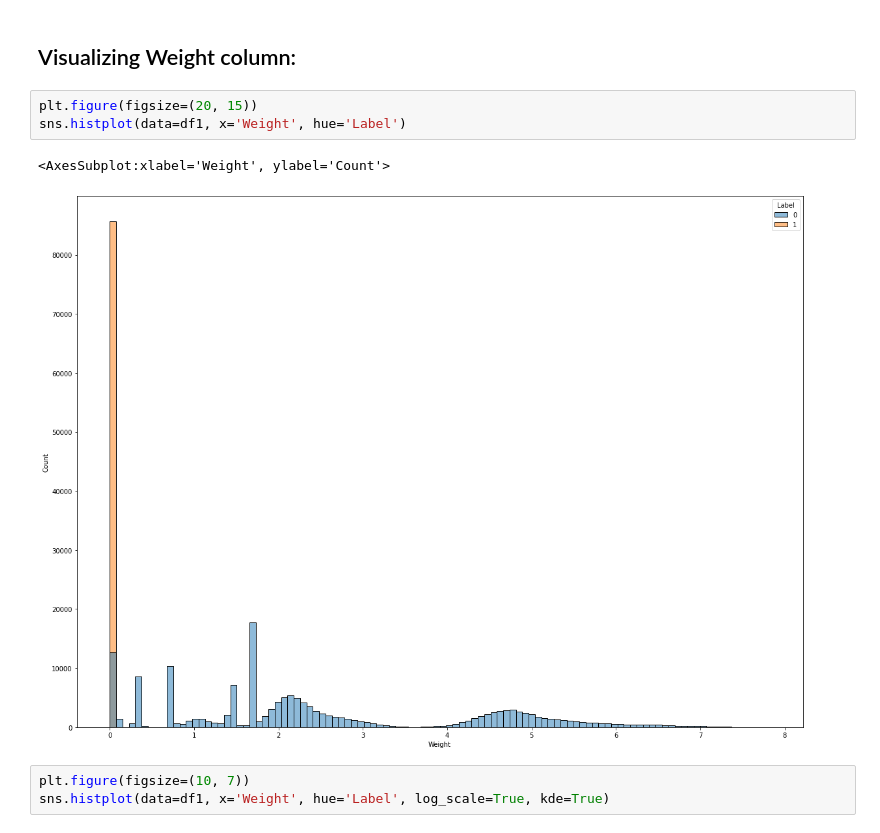
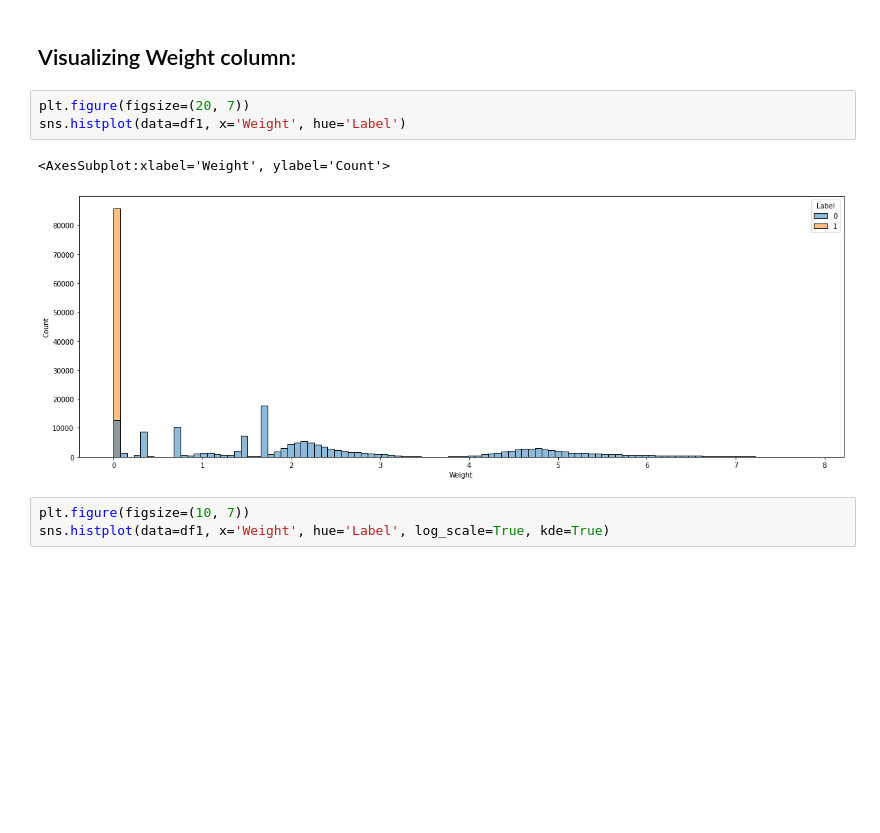
Before and after one commit to Deepankar-98/higgs_boson_kaggle, a Jupyter notebook: notebooks/03-Training_model_to_predict_Weight.ipynb, the cells around one changed output. Cells and saved outputs as stored; diff of their text form; blank space fills up the shorter version.

```diff
--- a/notebooks/03-Training_model_to_predict_Weight.ipynb
+++ b/notebooks/03-Training_model_to_predict_Weight.ipynb
@@ -51,11 +51,11 @@ X_train2, X_test2, y_train2, y_test2 = train_test_split(X2, y2, test_size=30000)
 # %% [markdown]
 ## Visualizing Weight column:
 # %%
-plt.figure(figsize=(20, 15))
+plt.figure(figsize=(20, 7))
 sns.histplot(data=df1, x='Weight', hue='Label')
 # %% [output]
 <AxesSubplot:xlabel='Weight', ylabel='Count'>
-[figure, old version]
+[figure, new version]
 # %%
 plt.figure(figsize=(10, 7))
 sns.histplot(data=df1, x='Weight', hue='Label', log_scale=True, kde=True)
```
Also changed, not shown: parts of 25 cells of this notebook, 8 other files.
